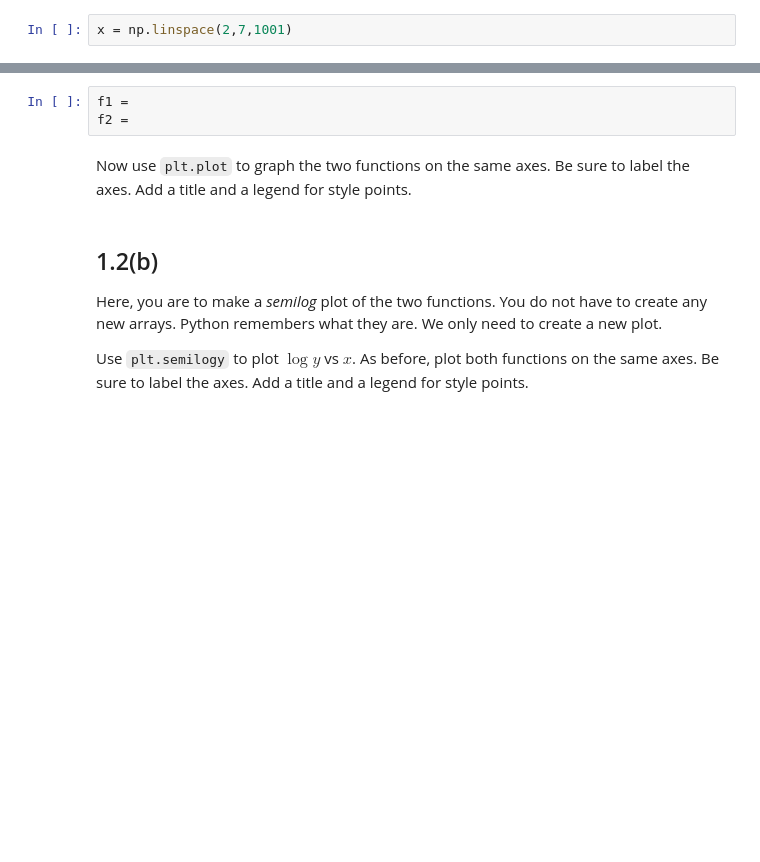
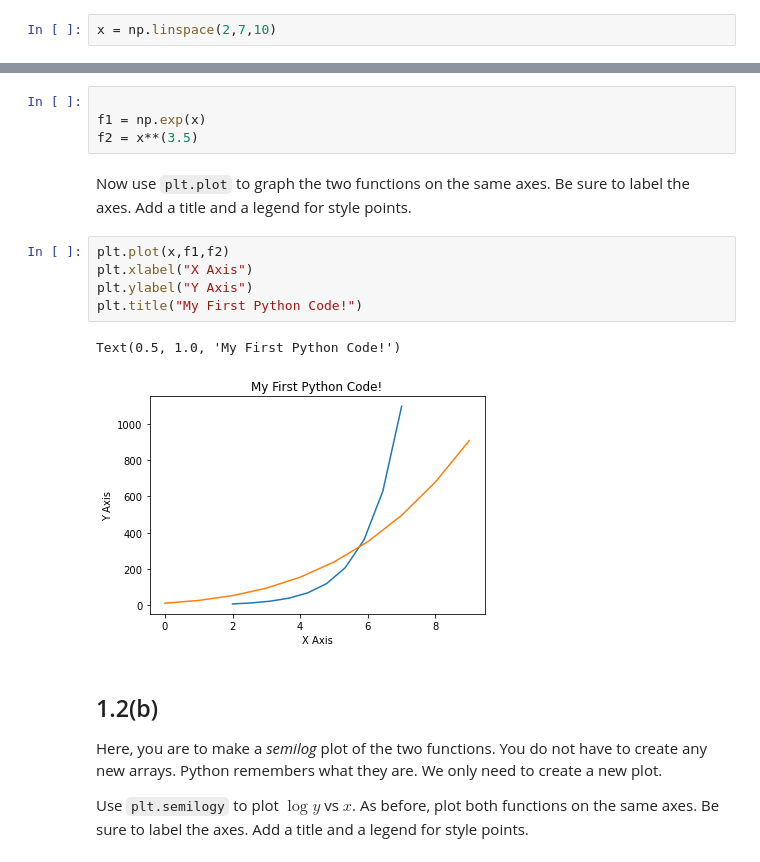
Before and after one commit to kvkp/biophysics, a Jupyter notebook: week-01/problem-1.2.ipynb, the cells around one changed output, grey strips where cells are left out. Drawn from its saved outputs; the diff is of its cells as text; blank space fills up the shorter version.

```diff
--- a/week-01/problem-1.2.ipynb
+++ b/week-01/problem-1.2.ipynb
@@ -14,14 +15,23 @@ import matplotlib.pyplot as plt
 
 Here, you are to make _linear_ plots of two functions.  First, use NumPy to create an array called `x` that covers the range of interest.
 # %%
-x = np.linspace(2,7,1001)
+x = np.linspace(2,7,10)
 # %% [markdown]
 Next, use the functions `np.exp` and the operation `**` (raise to a power) to create the two function arrays.
 # %%
-f1 =
-f2 =
+
+f1 = np.exp(x)
+f2 = x**(3.5)
 # %% [markdown]
 Now use `plt.plot` to graph the two functions on the same axes.  Be sure to label the axes.  Add a title and a legend for style points.
+# %%
+plt.plot(x,f1,f2)
+plt.xlabel("X Axis")
+plt.ylabel("Y Axis")
+plt.title("My First Python Code!")
+# %% [output]
+Text(0.5, 1.0, 'My First Python Code!')
+[figure, added]
 # %% [markdown]
 ## 1.2(b)
 
```
Also changed, not shown: parts of 6 cells of this notebook.
